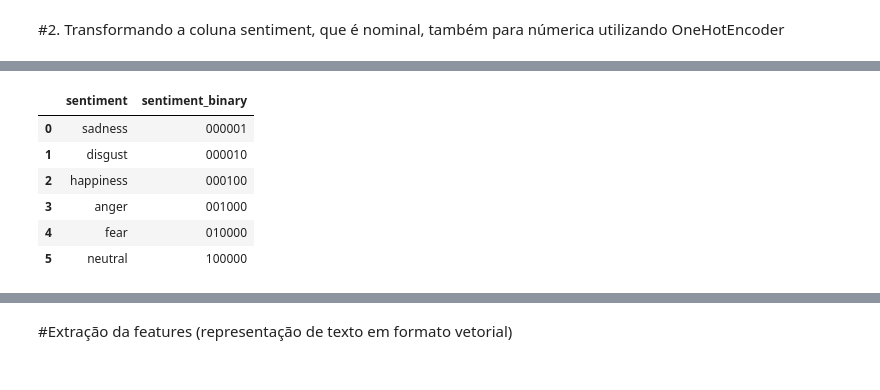
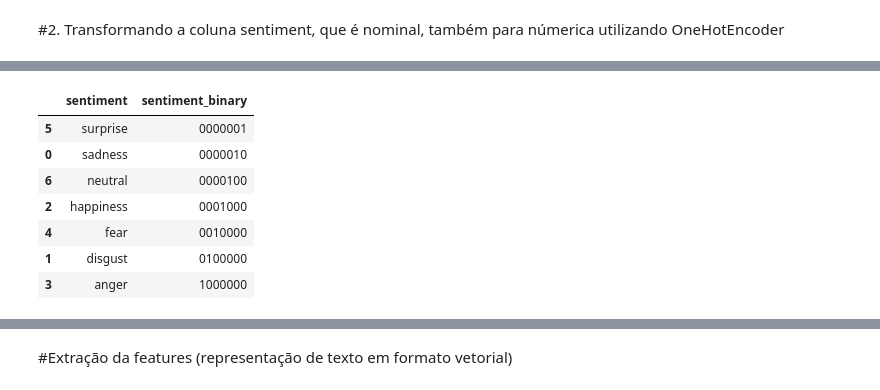
Before and after one commit to Kalidsa/Projeto-de-Minera-o-de-Textos---CDII, a Jupyter notebook: Mineração_de_textos.ipynb, the cells around one changed output, grey strips where cells are left out. Drawn from its saved outputs; the diff is of its cells as text; code cells hidden in the pictures.

```diff
--- a/Mineração_de_textos.ipynb
+++ b/Mineração_de_textos.ipynb
@@ -298,6 +308,6 @@ neutral        4
 Name: count, dtype: int64
 # %%
-sent_val = dados_noticias2['sentiment'].unique()
+sent_val = data_content2['sentiment'].unique()
 
 sent_val_dft = pd.DataFrame(sent_val, columns=['sentiment'])
 sent_val_dft
@@ -313,15 +324,12 @@ sent_val_dft
 from sklearn.preprocessing import OneHotEncoder
 import pandas as pd
 
-sent = {'sentiment':[sent_val[0], sent_val[1],sent_val[2], sent_val[3], sent_val[4],sent_val[5]]}
+sent = {'sentiment':[sent_val[0], sent_val[1],sent_val[2], sent_val[3], sent_val[4],sent_val[5], sent_val[6]]}
 sent = pd.DataFrame(sent, columns=['sentiment'])
 
 # Inicializar o OneHotEncoder
 one_hot_encoder = OneHotEncoder(sparse=False)
 one_hot_encoded = one_hot_encoder.fit_transform(sent[['sentiment']]).astype(int)
 
-
-sent_dft = pd.DataFrame(one_hot_encoded, columns=one_hot_encoder.get_feature_names_out(['sentiment']))
-
-sent_dft
+one_hot_encoded
 # %% [output]
@@ -334,0 +344,4 @@ sent_dft
+# %%
+sent_dft_oneHot= pd.DataFrame(one_hot_encoded, columns=one_hot_encoder.get_feature_names_out(['sentiment']))
+
+sent_dft_oneHot
@@ -335,6 +368,6 @@ sent_dft
 # %%
 # Criar uma nova coluna 'sentiment_binary' combinando as colunas codificadas
-sent_dft['sentiment_binary'] = sent_dft.apply(lambda row: ''.join(row.astype(str)), axis=1)
+sent_dft['sentiment_binary'] = sent_dft_oneHot.apply(lambda row: ''.join(row.astype(str)), axis=1)
 sent_dft
 # %% [output]
 |  | sentiment_anger | sentiment_disgust | sentiment_fear | sentiment_happiness | sentiment_neutral | ... |
@@ -362,17 +381,18 @@ sent_bin_dft
 # %%
-# Crie um novo DataFrame com o mapeamento
-sentiment_mapping = pd.DataFrame({
+  # Crie um novo DataFrame com o mapeamento
+sentiment_mapping_dtf = pd.DataFrame({
     'sentiment': sent_val_dft['sentiment'],
-    'sentiment_binary': sent_bin_dft['sentiment_binary']
+    'sentiment_binary': sent_dft['sentiment_binary']
 })
 
-sentiment_mapping
+sentiment_mapping_dtf.sort_values(by='sentiment_binary')
 # %% [output]
 |  | sentiment | sentiment_binary |
-| 0 | sadness | 000001 |
-| 1 | disgust | 000010 |
-| 2 | happiness | 000100 |
-| 3 | anger | 001000 |
-| 4 | fear | 010000 |
-| 5 | neutral | 100000 |
+| 5 | surprise | 0000001 |
+| 0 | sadness | 0000010 |
+| 6 | neutral | 0000100 |
+| 2 | happiness | 0001000 |
+| 4 | fear | 0010000 |
+| 1 | disgust | 0100000 |
+| 3 | anger | 1000000 |
 # %%
```
Also changed, not shown: parts of 83 cells of this notebook.
